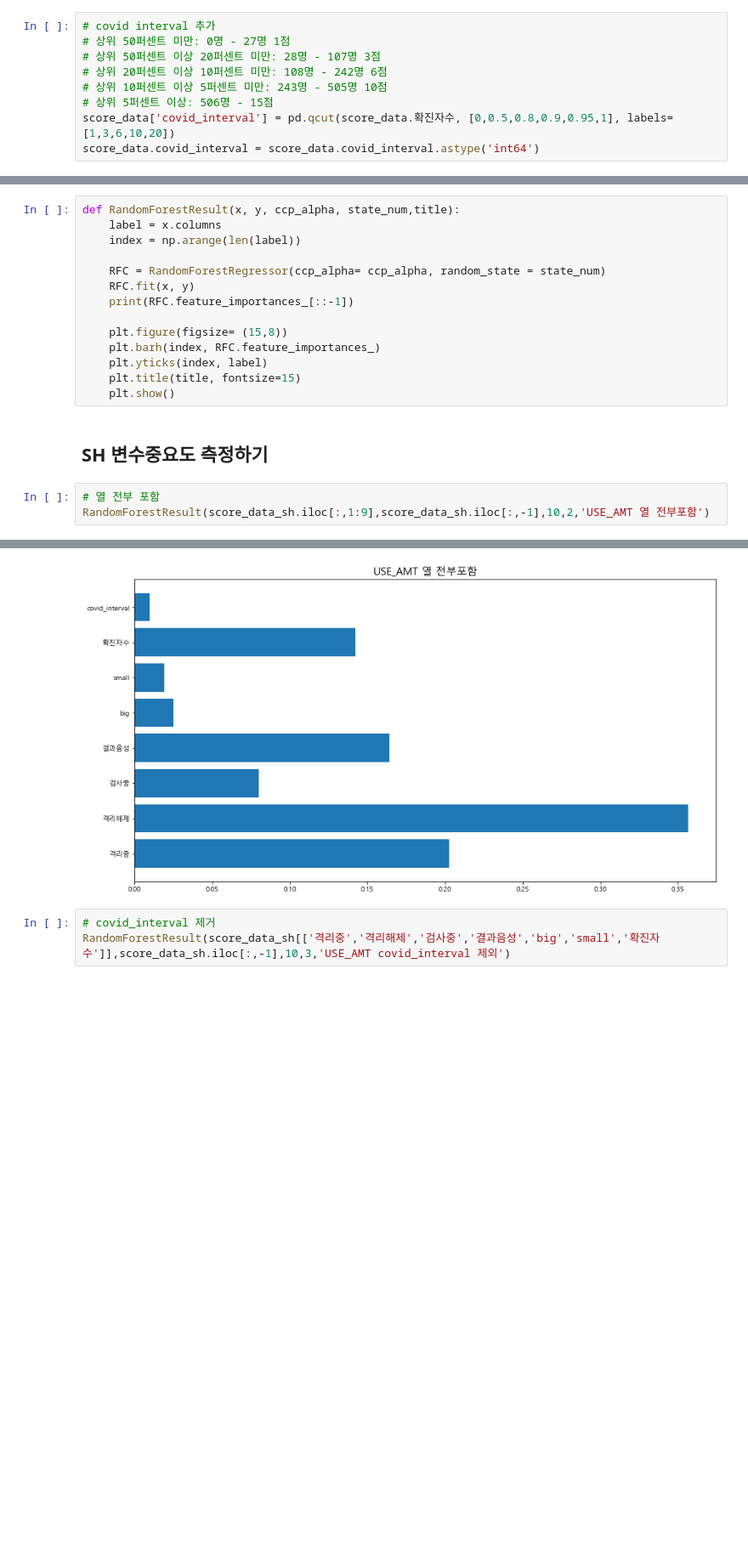
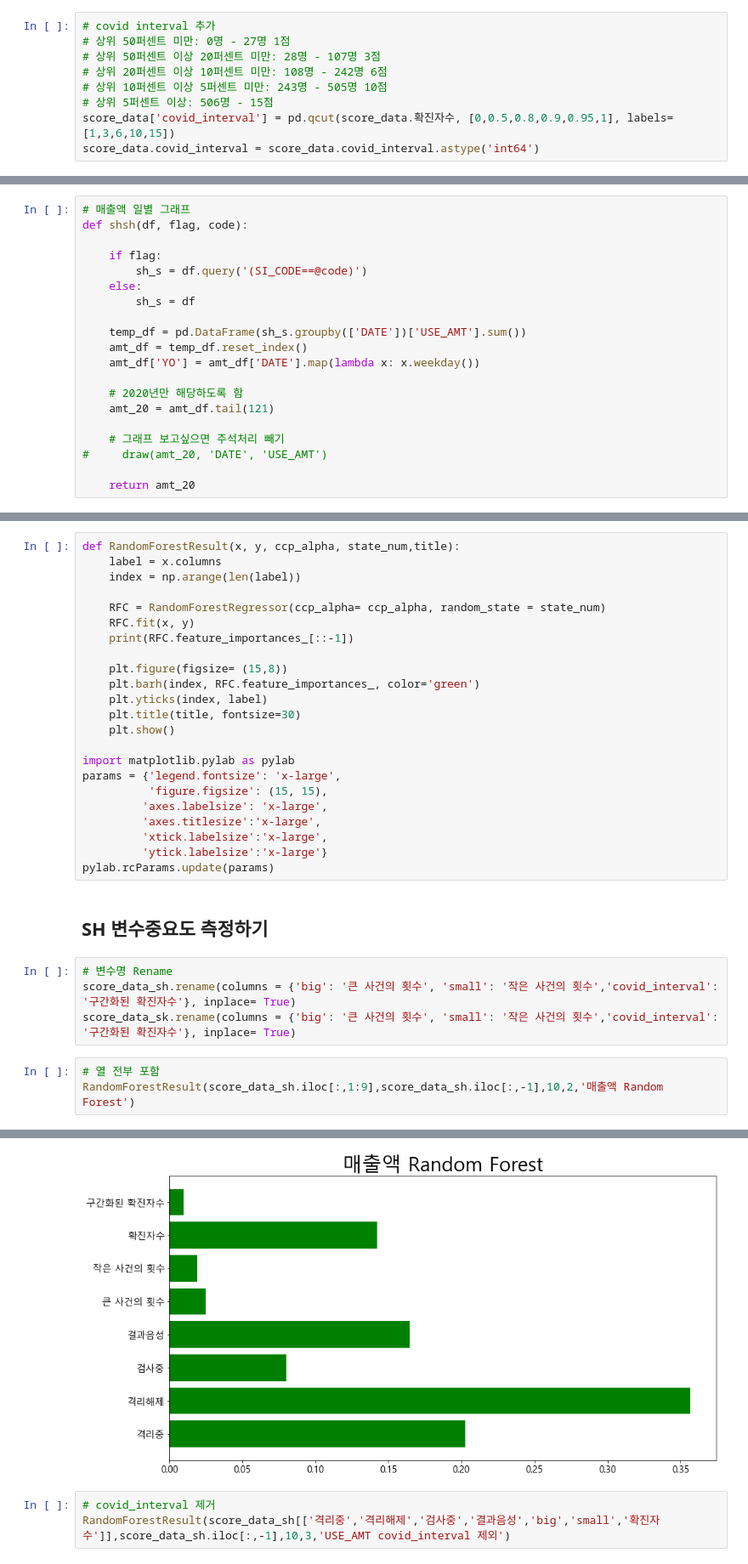
Before and after one commit to Lee-JeongMin/Bigcontest2020, a Jupyter notebook: Scoring/20200918_SH_Feature_Importance.ipynb, the cells around one changed output, grey strips where cells are left out. Shown at 85% size. Cells and saved outputs as stored; diff of their text form; blank space fills up the shorter version.

```diff
--- a/Scoring/20200918_SH_Feature_Importance.ipynb
+++ b/Scoring/20200918_SH_Feature_Importance.ipynb
@@ -48,7 +53,7 @@ score_data.rename(columns= {'Unnamed: 0': 'DATE'}, inplace= True)
 # 상위 20퍼센트 이상 10퍼센트 미만: 108명 - 242명 6점
 # 상위 10퍼센트 이상 5퍼센트 미만: 243명 - 505명 10점
 # 상위 5퍼센트 이상: 506명 - 15점
-score_data['covid_interval'] = pd.qcut(score_data.확진자수, [0,0.5,0.8,0.9,0.95,1], labels= [1,3,6,10,20])
+score_data['covid_interval'] = pd.qcut(score_data.확진자수, [0,0.5,0.8,0.9,0.95,1], labels= [1,3,6,10,15])
 score_data.covid_interval = score_data.covid_interval.astype('int64')
 # %%
 # 요일 추가
@@ -56,3 +61,23 @@ score_data['YO'] = score_data['DATE'].map(lambda x: x.weekday())
 # %%
 # Scoring
 score_data['SCORE'] = np.log(100*score_data['covid_interval'] + 100*score_data['big'] + 10*score_data['small'])*(np.log(score_data['확진자수']+1))
+# %%
+# 매출액 일별 그래프
+def shsh(df, flag, code):
+
+    if flag:
+        sh_s = df.query('(SI_CODE==@code)')
+    else:
+        sh_s = df
+
+    temp_df = pd.DataFrame(sh_s.groupby(['DATE'])['USE_AMT'].sum())
+    amt_df = temp_df.reset_index()
+    amt_df['YO'] = amt_df['DATE'].map(lambda x: x.weekday())
+
+    # 2020년만 해당하도록 함
+    amt_20 = amt_df.tail(121)
+
+    # 그래프 보고싶으면 주석처리 빼기
+#     draw(amt_20, 'DATE', 'USE_AMT')
+
+    return amt_20
@@ -119,19 +183,32 @@ def RandomForestResult(x, y, ccp_alpha, state_num,title):
     print(RFC.feature_importances_[::-1])
 
     plt.figure(figsize= (15,8))
-    plt.barh(index, RFC.feature_importances_)
+    plt.barh(index, RFC.feature_importances_, color='green')
     plt.yticks(index, label)
-    plt.title(title, fontsize=15)
+    plt.title(title, fontsize=30)
     plt.show()
+
+import matplotlib.pylab as pylab
+params = {'legend.fontsize': 'x-large',
+          'figure.figsize': (15, 15),
+         'axes.labelsize': 'x-large',
+         'axes.titlesize':'x-large',
+         'xtick.labelsize':'x-large',
+         'ytick.labelsize':'x-large'}
+pylab.rcParams.update(params)
 # %% [markdown]
 ## SH 변수중요도 측정하기
+# %%
+# 변수명 Rename
+score_data_sh.rename(columns = {'big': '큰 사건의 횟수', 'small': '작은 사건의 횟수','covid_interval': '구간화된 확진자수'}, inplace= True)
+score_data_sk.rename(columns = {'big': '큰 사건의 횟수', 'small': '작은 사건의 횟수','covid_interval': '구간화된 확진자수'}, inplace= True)
 # %%
 # 열 전부 포함
-RandomForestResult(score_data_sh.iloc[:,1:9],score_data_sh.iloc[:,-1],10,2,'USE_AMT 열 전부포함')
+RandomForestResult(score_data_sh.iloc[:,1:9],score_data_sh.iloc[:,-1],10,2,'매출액 Random Forest')
 # %% [output]
 [0.00977703 0.1421689  0.01928512 0.02481222 0.16438523 0.08021974
  0.35667638 0.20267538]
-[figure, old version]
+[figure, new version]
 # %%
 # covid_interval 제거
 RandomForestResult(score_data_sh[['격리중','격리해제','검사중','결과음성','big','small','확진자수']],score_data_sh.iloc[:,-1],10,3,'USE_AMT covid_interval 제외')
```
Also changed, not shown: parts of 5 cells of this notebook, 1 other file.
